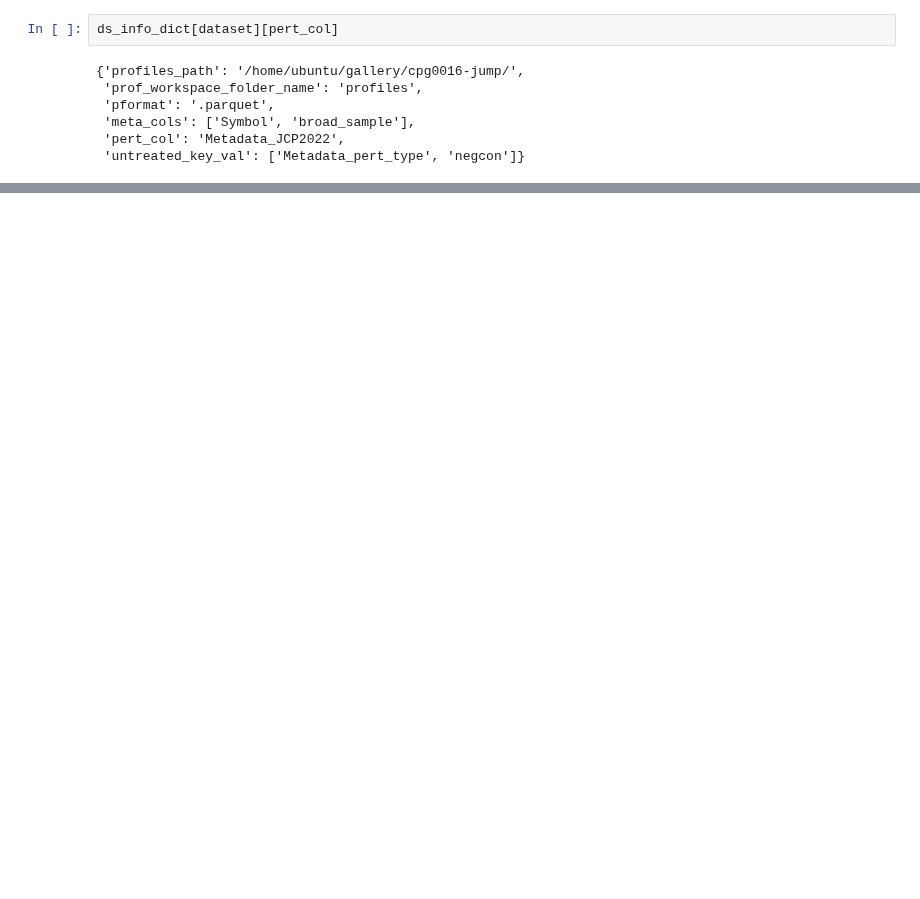
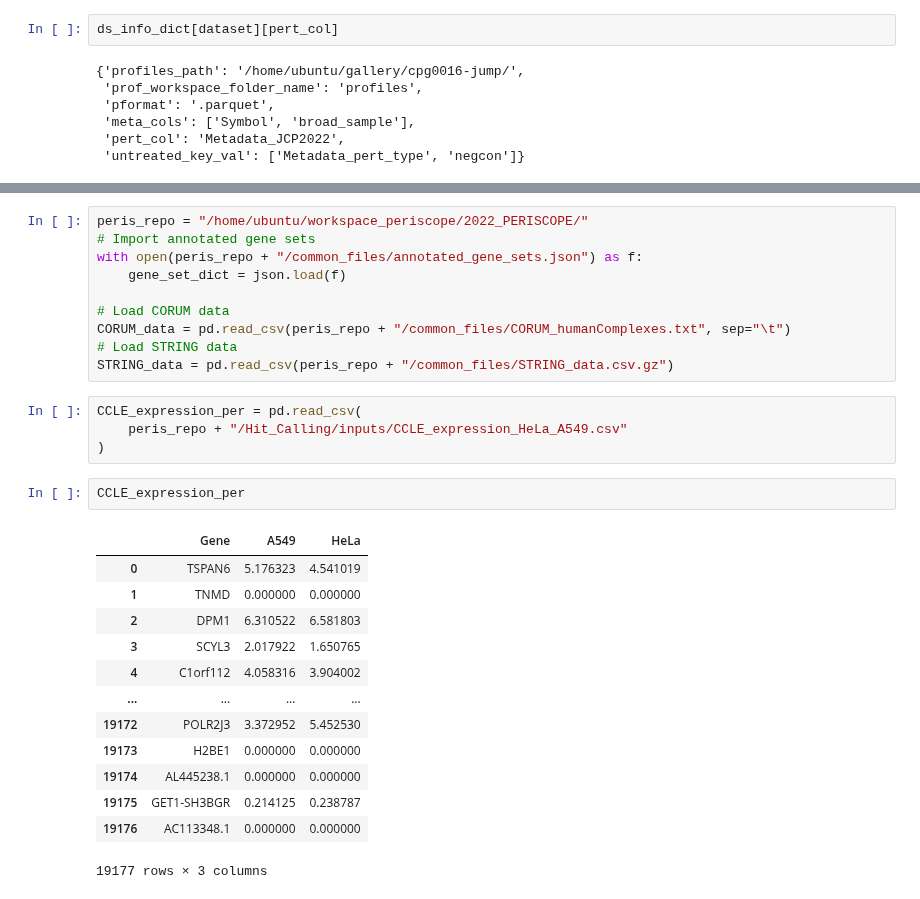
Before and after one commit to broadinstitute/SingleCell_Morphological_Analysis, a Jupyter notebook: scripts/jump_fq/hit_calling_periscope_strategy.ipynb, the cells around one changed output, grey strips where cells are left out. Saved outputs shown, nothing was run; the diff lists cells and outputs as text; blank space fills up the shorter version.

```diff
--- a/scripts/jump_fq/hit_calling_periscope_strategy.ipynb
+++ b/scripts/jump_fq/hit_calling_periscope_strategy.ipynb
@@ -662,0 +790,30 @@ def calculate_stats_3(ds_params, feature_list, gene_list, df_genes, p_value):
+# %%
+peris_repo = "/home/ubuntu/workspace_periscope/2022_PERISCOPE/"
+# Import annotated gene sets
+with open(peris_repo + "/common_files/annotated_gene_sets.json") as f:
+    gene_set_dict = json.load(f)
+
+# Load CORUM data
+CORUM_data = pd.read_csv(peris_repo + "/common_files/CORUM_humanComplexes.txt", sep="\t")
+# Load STRING data
+STRING_data = pd.read_csv(peris_repo + "/common_files/STRING_data.csv.gz")
+# %%
+CCLE_expression_per = pd.read_csv(
+    peris_repo + "/Hit_Calling/inputs/CCLE_expression_HeLa_A549.csv"
+)
+# %%
+CCLE_expression_per
+# %% [output]
+|  | Gene | A549 | HeLa |
+| 0 | TSPAN6 | 5.176323 | 4.541019 |
+| 1 | TNMD | 0.000000 | 0.000000 |
+| 2 | DPM1 | 6.310522 | 6.581803 |
+| 3 | SCYL3 | 2.017922 | 1.650765 |
+| 4 | C1orf112 | 4.058316 | 3.904002 |
+| ... | ... | ... | ... |
+| 19172 | POLR2J3 | 3.372952 | 5.452530 |
+| 19173 | H2BE1 | 0.000000 | 0.000000 |
+| 19174 | AL445238.1 | 0.000000 | 0.000000 |
+| 19175 | GET1-SH3BGR | 0.214125 | 0.238787 |
+| 19176 | AC113348.1 | 0.000000 | 0.000000 |
+19177 rows × 3 columns
```
Also changed, not shown: parts of 54 cells of this notebook, 1 other file.
